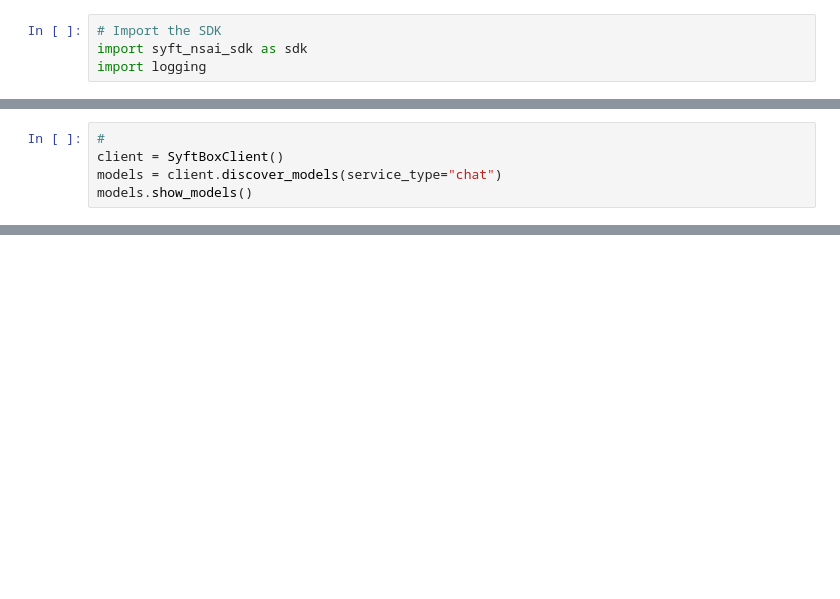
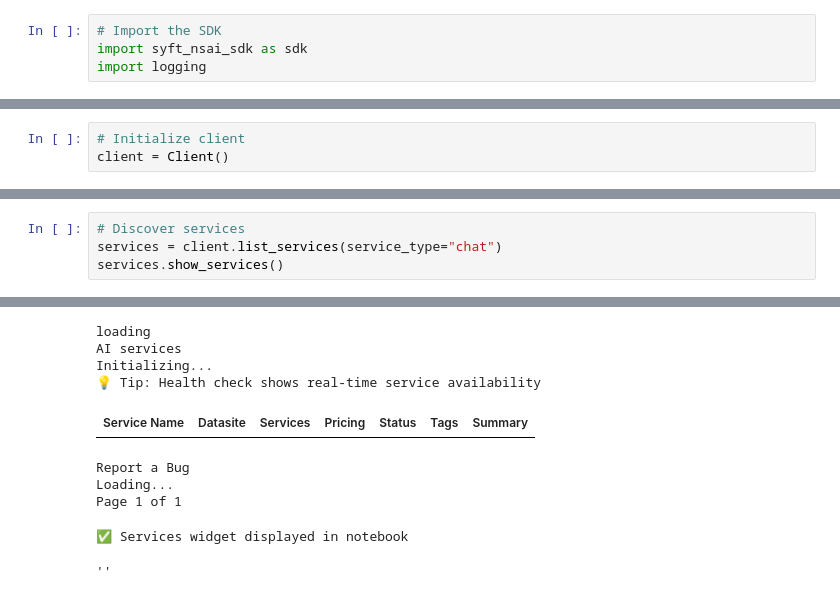
Before and after one commit to OpenMined/syft-nsai-sdk, a Jupyter notebook: notebooks/models.ipynb, the cells around one changed output, grey strips where cells are left out. Cells and saved outputs as stored; diff of their text form; blank space fills up the shorter version.

Commit message:
Refactor services

```diff
--- a/notebooks/models.ipynb
+++ b/notebooks/models.ipynb
@@ -16,6 +16,4 @@ logger.success("Logger initialized successfully!")
 # %%
-#
-client = SyftBoxClient()
-models = client.discover_models(service_type="chat")
-models.show_models()
+# Initialize client
+client = Client()
 # %% [output]
@@ -35,0 +22,5 @@ Page 1 of 1
+# %%
+# Discover services
+services = client.list_services(service_type="chat")
+services.show_services()
+# %% [output]
@@ -35,0 +29,10 @@ Page 1 of 1
+loading
+AI services
+Initializing...
+💡 Tip: Health check shows real-time service availability
+| Service Name | Datasite | Services | Pricing | Status | Tags | Summary |
+Report a Bug
+Loading...
+Page 1 of 1
+✅ Services widget displayed in notebook
+''
```
Also changed, not shown: parts of 4 cells of this notebook, 39 other files.
